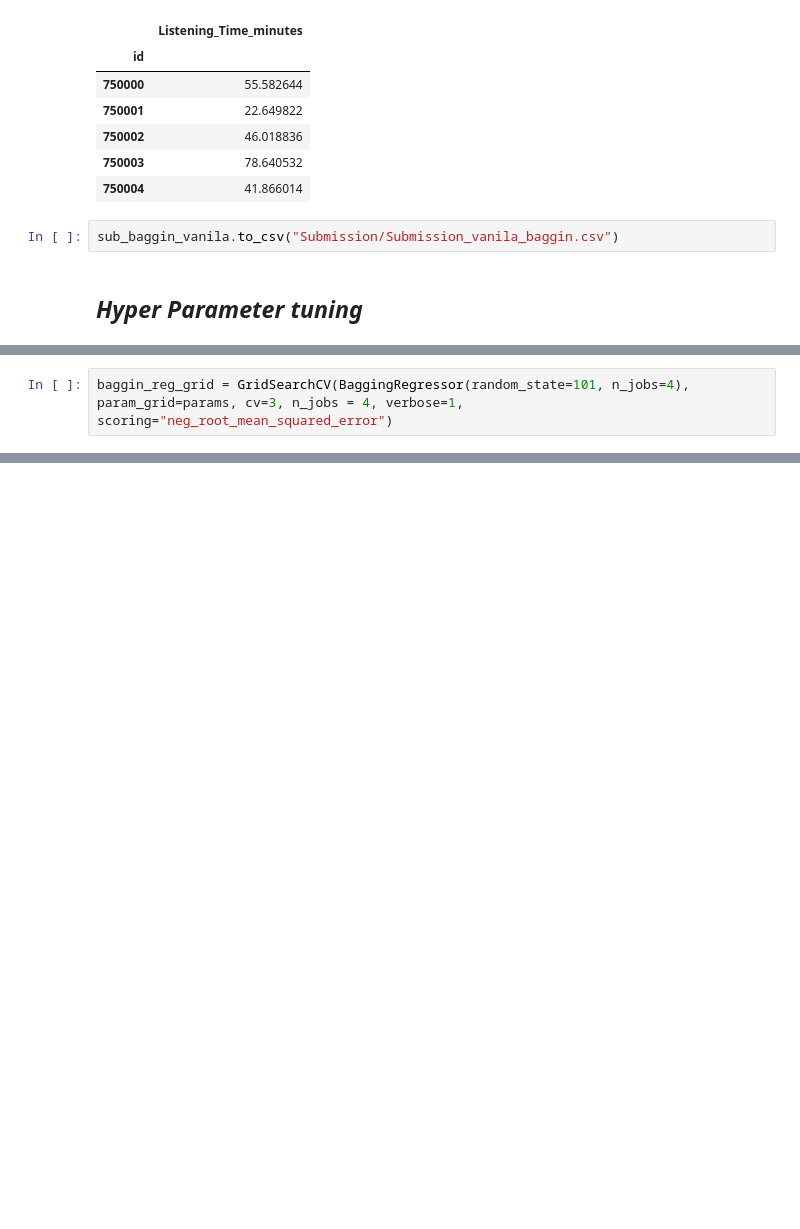
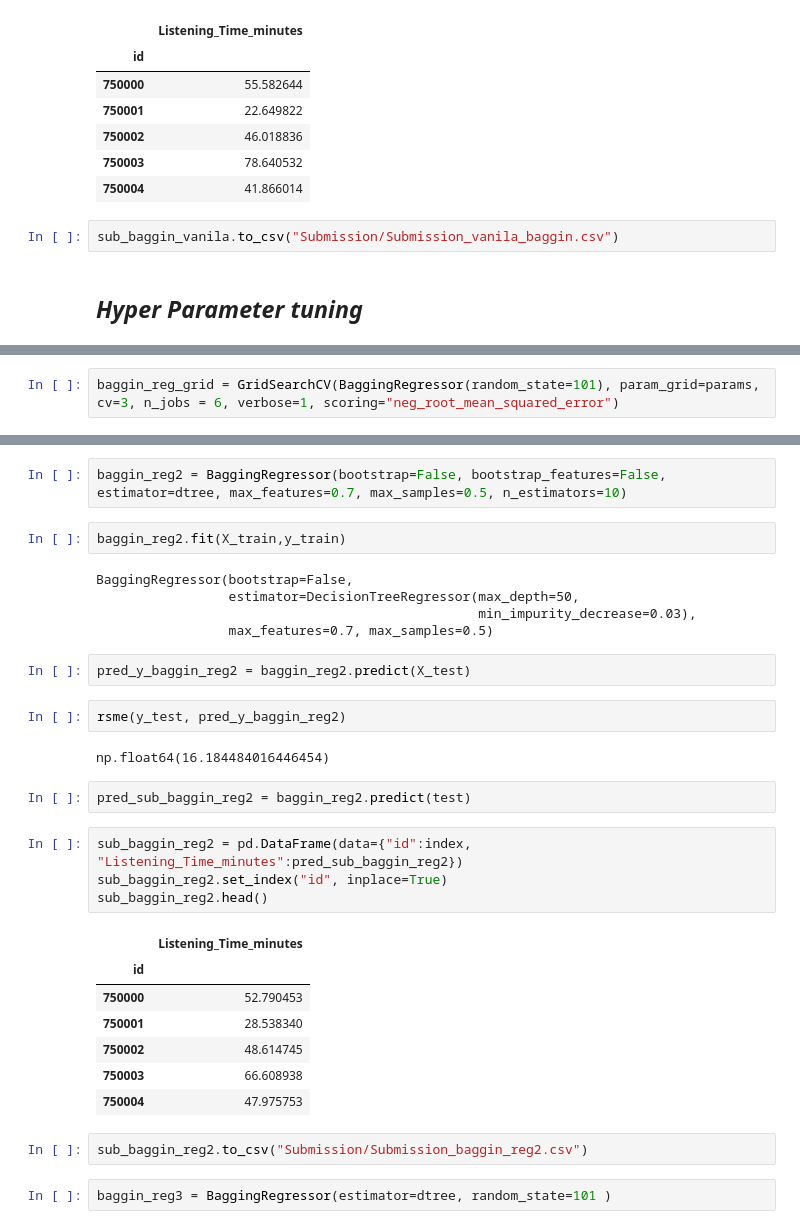
Before and after one commit to grishrana/KaggleCompetition, a Jupyter notebook: Predict_Podcast_Listening_Time/EDA_model.ipynb, the cells around one changed output, grey strips where cells are left out. Cells and saved outputs as stored; diff of their text form; blank space fills up the shorter version.

```diff
--- a/Predict_Podcast_Listening_Time/EDA_model.ipynb
+++ b/Predict_Podcast_Listening_Time/EDA_model.ipynb
@@ -772,7 +770,7 @@ params ={
 
 }
 # %%
-baggin_reg_grid = GridSearchCV(BaggingRegressor(random_state=101, n_jobs=4), param_grid=params, cv=3, n_jobs = 4, verbose=1, scoring="neg_root_mean_squared_error")
+baggin_reg_grid = GridSearchCV(BaggingRegressor(random_state=101), param_grid=params, cv=3, n_jobs = 6, verbose=1, scoring="neg_root_mean_squared_error")
 # %%
 %%time
 
@@ -792,0 +802,33 @@ print(f"Best parameters: {baggin_reg_grib.best_params}")
+# %%
+baggin_reg2 = BaggingRegressor(bootstrap=False, bootstrap_features=False, estimator=dtree, max_features=0.7, max_samples=0.5, n_estimators=10)
+# %%
+baggin_reg2.fit(X_train,y_train)
+# %% [output]
+BaggingRegressor(bootstrap=False,
+                 estimator=DecisionTreeRegressor(max_depth=50,
+                                                 min_impurity_decrease=0.03),
+                 max_features=0.7, max_samples=0.5)
+# %%
+pred_y_baggin_reg2 = baggin_reg2.predict(X_test)
+# %%
+rsme(y_test, pred_y_baggin_reg2)
+# %% [output]
+np.float64(16.184484016446454)
+# %%
+pred_sub_baggin_reg2 = baggin_reg2.predict(test)
+# %%
+sub_baggin_reg2 = pd.DataFrame(data={"id":index, "Listening_Time_minutes":pred_sub_baggin_reg2})
+sub_baggin_reg2.set_index("id", inplace=True)
+sub_baggin_reg2.head()
+# %% [output]
+|  | Listening_Time_minutes |
+| id |  |
+| 750000 | 52.790453 |
+| 750001 | 28.538340 |
+| 750002 | 48.614745 |
+| 750003 | 66.608938 |
+| 750004 | 47.975753 |
+# %%
+sub_baggin_reg2.to_csv("Submission/Submission_baggin_reg2.csv")
+# %%
+baggin_reg3 = BaggingRegressor(estimator=dtree, random_state=101 )
```
Also changed, not shown: parts of 19 cells of this notebook, 6 other files.
